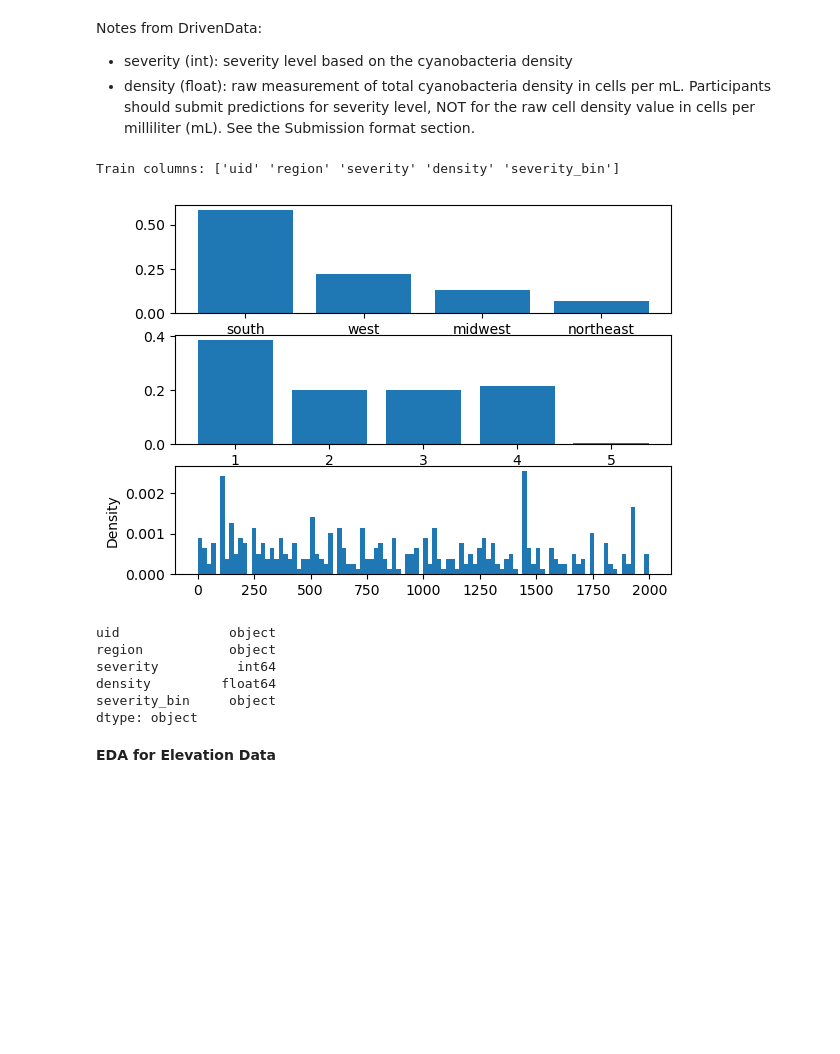
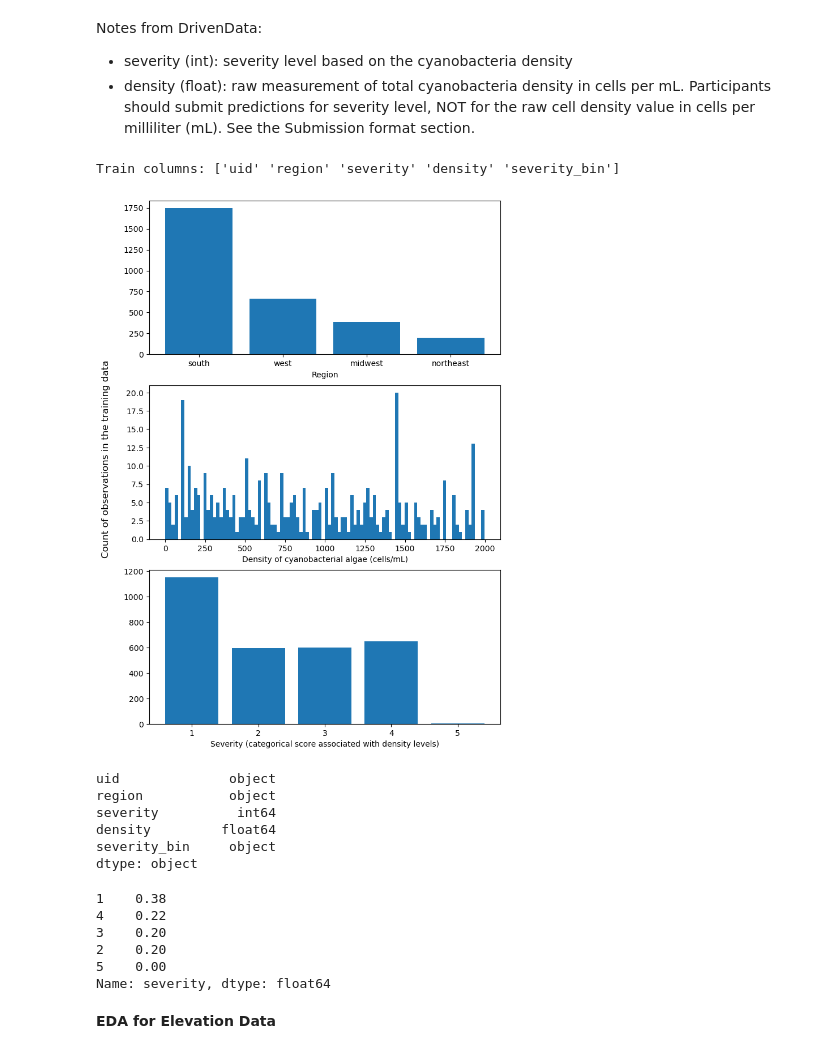
Before and after one commit to jennahgosciak/algaebloom, a Jupyter notebook: rds_draft_report_FINAL.ipynb, the cells around one changed output. Saved outputs shown, nothing was run; the diff lists cells and outputs as text; code cells hidden in the pictures; blank space fills up the shorter version.

```diff
--- a/rds_draft_report_FINAL.ipynb
+++ b/rds_draft_report_FINAL.ipynb
@@ -118,17 +123,20 @@ Notes from DrivenData:
 # %%
 #Figure 2: Value distributions of input features from training labels
 print("Train columns:", train.columns.values)
-fig, axs = plt.subplots(3,1)
-axs[0].bar(train['region'].value_counts(normalize=True).index,
-           train['region'].value_counts(normalize=True))
-axs[1].bar(train['severity'].value_counts(normalize=True).index,
-            train['severity'].value_counts(normalize=True))
-axs[2].hist(train.loc[train['density'] < 2000, 'density'], bins=100, density=True)
-plt.ylabel('Density')
-plt.show()
+fig, axs = plt.subplots(3,1, figsize=(8,12))
+axs[0].bar(train['region'].value_counts().index,
+           train['region'].value_counts())
+axs[2].bar(train['severity'].value_counts().index,
+            train['severity'].value_counts())
+axs[1].hist(train.loc[train['density'] < 2000, 'density'], bins=100)
+axs[0].set_xlabel('Region')
+axs[2].set_xlabel('Severity (categorical score associated with density levels)')
+axs[1].set_xlabel('Density of cyanobacterial algae (cells/mL)')
+fig.supylabel('Count of observations in the training data')
+plt.savefig('./plots/train_labels_hist.pdf')
 # %% [output]
 Train columns: ['uid' 'region' 'severity' 'density' 'severity_bin']
-[figure, old version]
+[figure, new version]
 # %%
 #training data types
 train.dtypes
@@ -139,6 +147,15 @@ severity          int64
 density         float64
 severity_bin     object
 dtype: object
+# %%
+round(train['severity'].value_counts(normalize=True),2)
+# %% [output]
+1    0.38
+4    0.22
+3    0.20
+2    0.20
+5    0.00
+Name: severity, dtype: float64
 # %% [markdown]
 **EDA for Elevation Data**
 # %%
```
Also changed, not shown: parts of 33 cells of this notebook, 5 other files.
